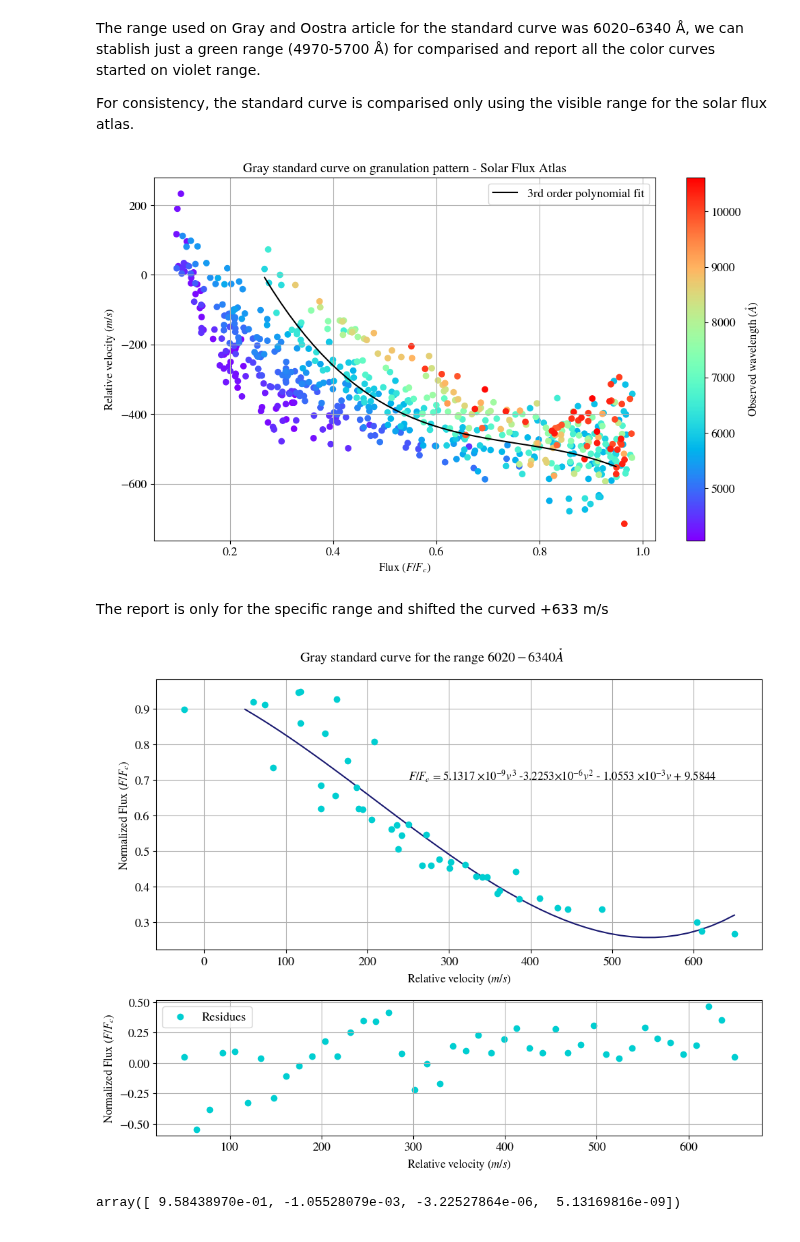
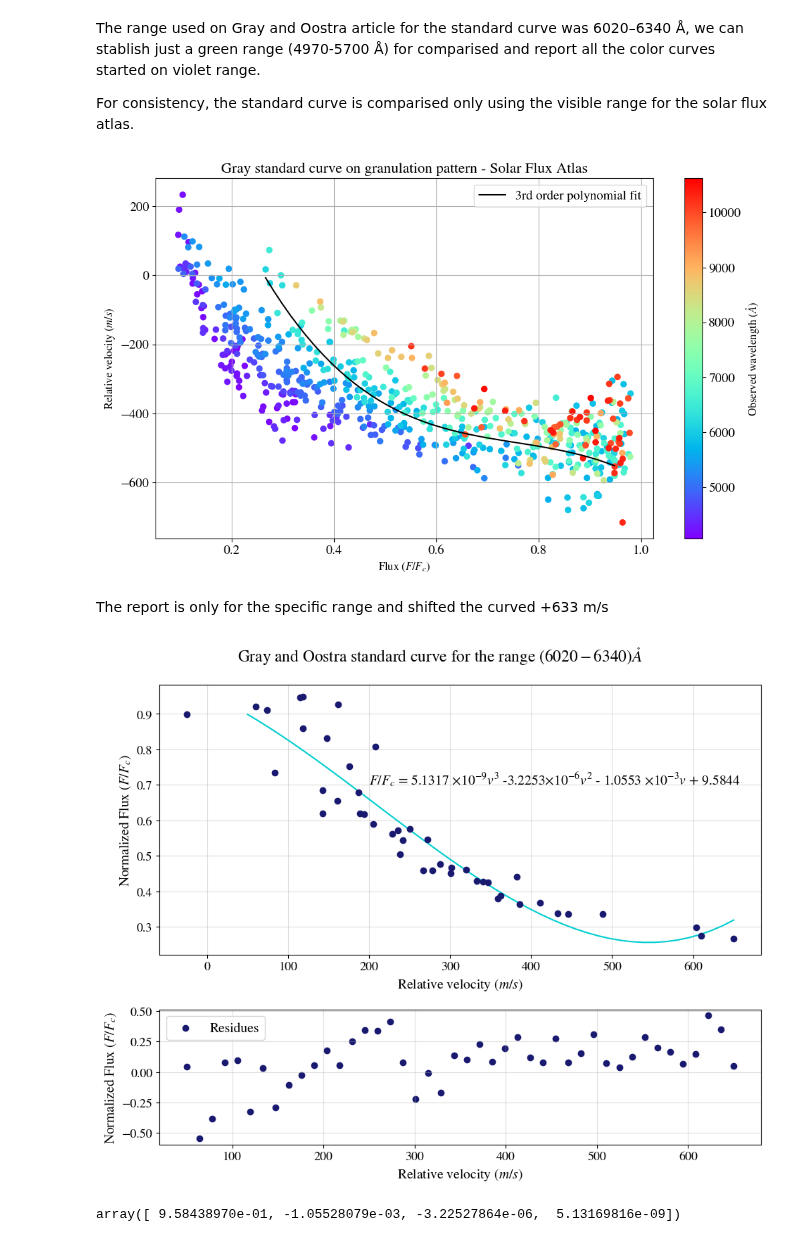
Before and after one commit to ccuellarn/Measurement-and-Characterization-of-Granulation-Patterns-in-the-IAG-Solar-Flux-Spectrum, a Jupyter notebook: Project/Characterization/Third signature/Standard_curves.ipynb, the cells around one changed output. Cells and saved outputs as stored; diff of their text form; code cells hidden in the pictures.

```diff
--- a/Project/Characterization/Third signature/Standard_curves.ipynb
+++ b/Project/Characterization/Third signature/Standard_curves.ipynb
@@ -13,12 +13,12 @@ import scipy.constants as const
 params = {
         'font.family': 'serif',
         'font.serif': ['STIXGeneral', 'Times New Roman'],
-        'font.size': 12,
-        'axes.labelsize': 12,
-        'axes.titlesize': 14,
-        'legend.fontsize': 12,
-        'xtick.labelsize': 12,
-        'ytick.labelsize': 12,
+        'font.size': 14,
+        'axes.labelsize': 14,
+        'axes.titlesize': 16,
+        'legend.fontsize': 14,
+        'xtick.labelsize': 14,
+        'ytick.labelsize': 14,
         'mathtext.fontset': 'stix',
         'text.usetex': False,
         'figure.figsize': (6.4, 4.8),
@@ -66,7 +66,7 @@ ax.grid()
 
 # fig1.savefig('Standard curve_Gray.pdf')
 # %% [output]
-[figure, old version]
+[figure, new version]
 # %% [markdown]
 The report is only for the specific range and shifted the curved +633 m/s
 # %%
@@ -74,41 +74,41 @@ The report is only for the specific range and shifted the curved +633 m/s
 
 pol = Polynomial.fit(values_VIS_standard['Velocity']+633,values_VIS_standard['Flux'], 3)
 param = pol.convert().coef
 values_vel = np.linspace(50, max(values_VIS_standard['Velocity']+633), len(values_VIS_standard))
 vel_fit = pol(values_vel)
 
 #Calculate the residues
 residuos = (values_VIS_standard['Flux']) - vel_fit
 std_flux = np.std(residuos)
 
 #Plot for fixed the zero point of velocity
 fig2, axis = plt.subplots(2,1, figsize = (10, 8), gridspec_kw = {"height_ratios":[2, 1]})
 ax1 = axis[0]
 ax2 = axis[1]
 
-fig2.suptitle(r'Gray standard curve for the range $6020-6340\mathring{A}$')
+fig2.suptitle(r'Gray and Oostra standard curve for the range $(6020-6340)\mathring{A}$')
 
-ax1.errorbar(values_VIS_standard['Velocity']+633,values_VIS_standard['Flux'], capsize=6,fmt='o', color='darkturquoise')
-ax1.plot(values_vel,vel_fit,c='midnightblue')
-ax1.text(250,0.7,fr'$F/F_c$ = {round(param[3]*1e9,4)} $\times 10^{{-9}}v^3$ -{round(param[2]*-1e6,4)}$\times 10^{{-6}}v^2$ - {round(param[1]*-1e3,4)} $\times 10^{{-3}}v$ + {round(param[0]*10,4)}',c='k')
+ax1.errorbar(values_VIS_standard['Velocity']+633,values_VIS_standard['Flux'], capsize=6,fmt='o', color='midnightblue')
+ax1.plot(values_vel,vel_fit,c='darkturquoise')
+ax1.text(200,0.7,fr'$F/F_c$ = {round(param[3]*1e9,4)} $\times 10^{{-9}}v^3$ -{round(param[2]*-1e6,4)}$\times 10^{{-6}}v^2$ - {round(param[1]*-1e3,4)} $\times 10^{{-3}}v$ + {round(param[0]*10,4)}',c='k')
 ax1.set_ylabel(r'Normalized Flux $(F/F_{c})$')
 ax1.set_xlabel(r'Relative velocity $(m/s)$')
-ax1.grid()
+ax1.grid(alpha=0.4)
 ax1.tick_params(axis='both',labelsize=13)
 
-ax2.scatter(values_vel,residuos,c='darkturquoise',label='Residues')
+ax2.scatter(values_vel,residuos,c='midnightblue',label='Residues')
 ax2.set_xlabel(r'Relative velocity $(m/s)$')
 ax2.set_ylabel(r'Normalized Flux $(F/F_{c})$')
-ax2.grid()
+ax2.grid(alpha=0.4)
 ax2.legend()
 ax2.tick_params(axis='both',labelsize=13)
 
 
 fig2.tight_layout()
 
 # fig2.savefig('Standard curve gray')
 # %% [output]
-[figure, old version]
+[figure, new version]
 # %%
 param
 # %% [output]
```
Also changed, not shown: parts of 4 cells of this notebook, 33 other files.
